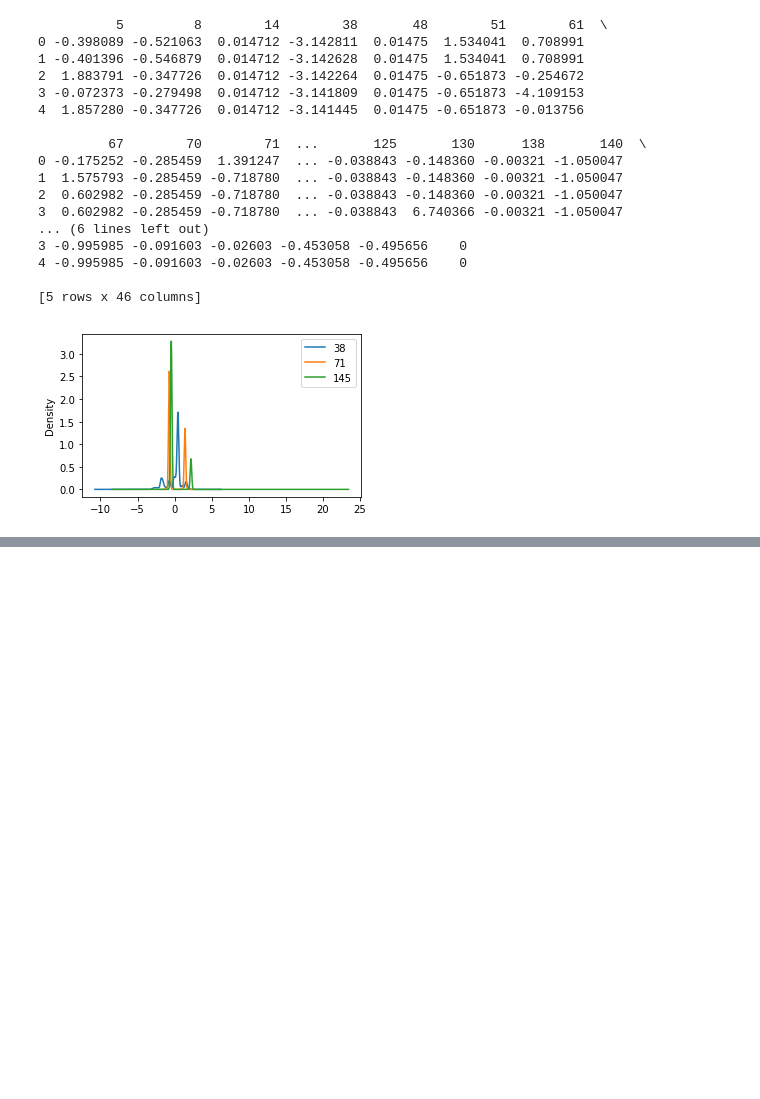
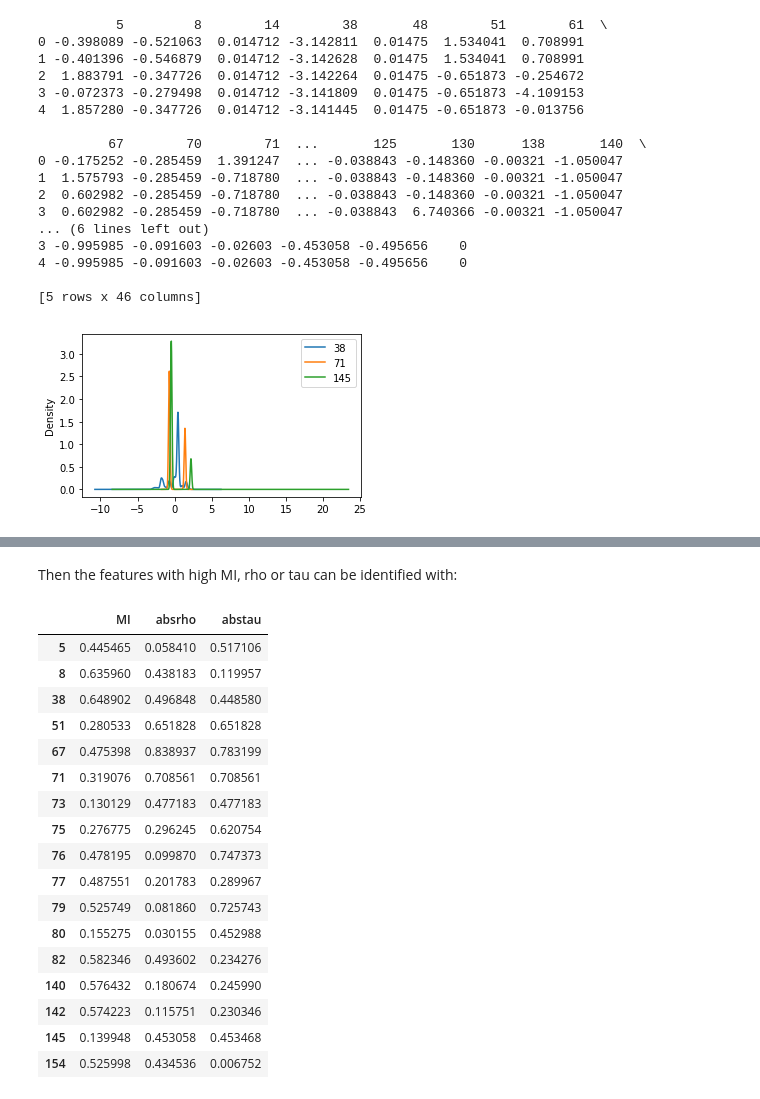
Before and after one commit to AML-Project-Group/impersonation_detection, a Jupyter notebook: Main.ipynb, the cells around one changed output, grey strips where cells are left out. Saved outputs shown, nothing was run; the diff lists cells and outputs as text; code cells hidden in the pictures; blank space fills up the shorter version.

```diff
--- a/Main.ipynb
+++ b/Main.ipynb
@@ -365,0 +396,23 @@ while the test dataset has 43 features and 1 class
+# %% [markdown]
+Then the features with high MI, rho or tau can be identified with:
+# %%
+features.loc[(features.MI > 0.4)|(features.absrho > 0.4)|(features.abstau > 0.4)]
+# %% [output]
+|  | MI | absrho | abstau |
+| 5 | 0.445465 | 0.058410 | 0.517106 |
+| 8 | 0.635960 | 0.438183 | 0.119957 |
+| 38 | 0.648902 | 0.496848 | 0.448580 |
+| 51 | 0.280533 | 0.651828 | 0.651828 |
+| 67 | 0.475398 | 0.838937 | 0.783199 |
+| 71 | 0.319076 | 0.708561 | 0.708561 |
+| 73 | 0.130129 | 0.477183 | 0.477183 |
+| 75 | 0.276775 | 0.296245 | 0.620754 |
+| 76 | 0.478195 | 0.099870 | 0.747373 |
+| 77 | 0.487551 | 0.201783 | 0.289967 |
+| 79 | 0.525749 | 0.081860 | 0.725743 |
+| 80 | 0.155275 | 0.030155 | 0.452988 |
+| 82 | 0.582346 | 0.493602 | 0.234276 |
+| 140 | 0.576432 | 0.180674 | 0.245990 |
+| 142 | 0.574223 | 0.115751 | 0.230346 |
+| 145 | 0.139948 | 0.453058 | 0.453468 |
+| 154 | 0.525998 | 0.434536 | 0.006752 |
```
Also changed, not shown: parts of 14 cells of this notebook.
